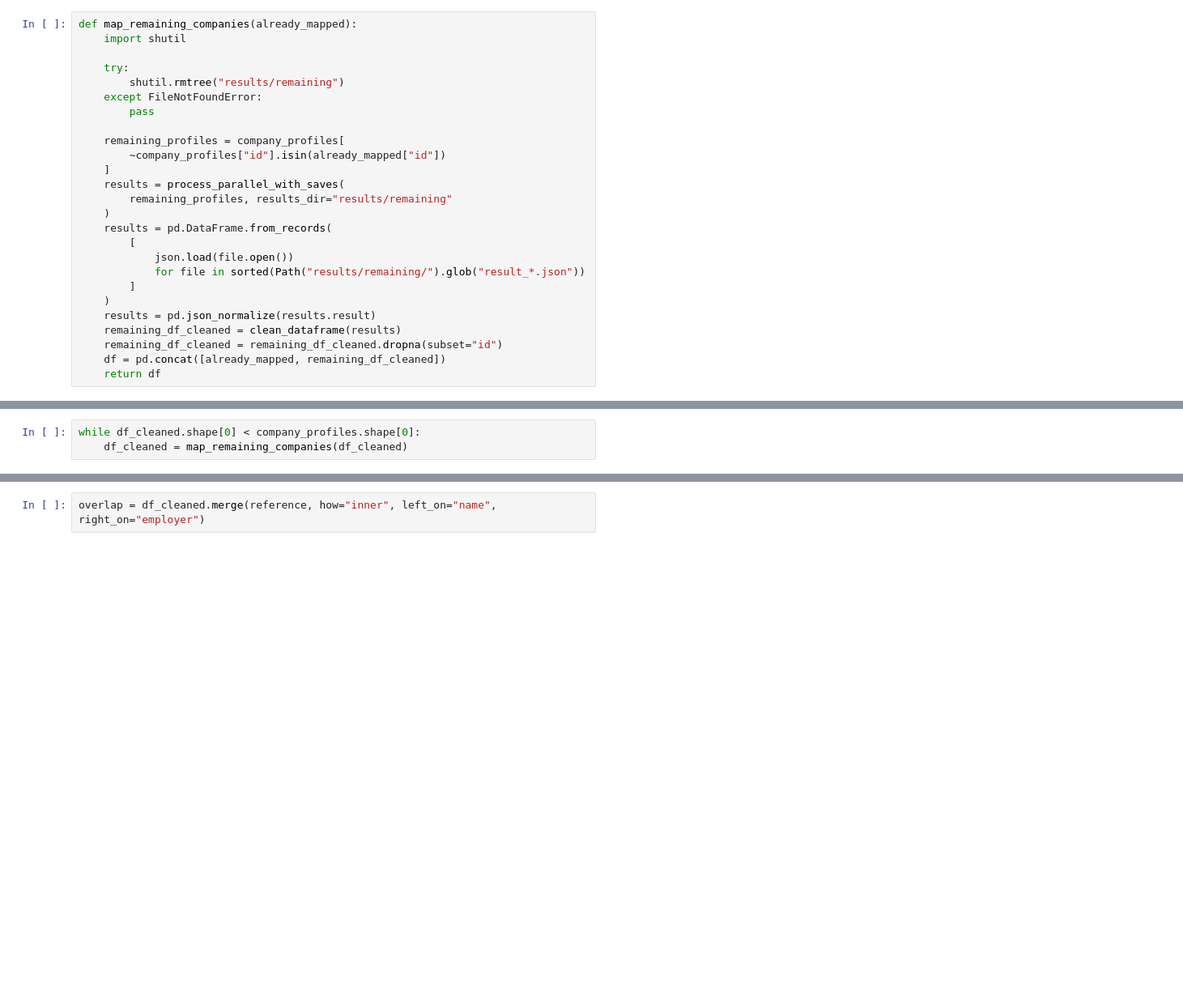
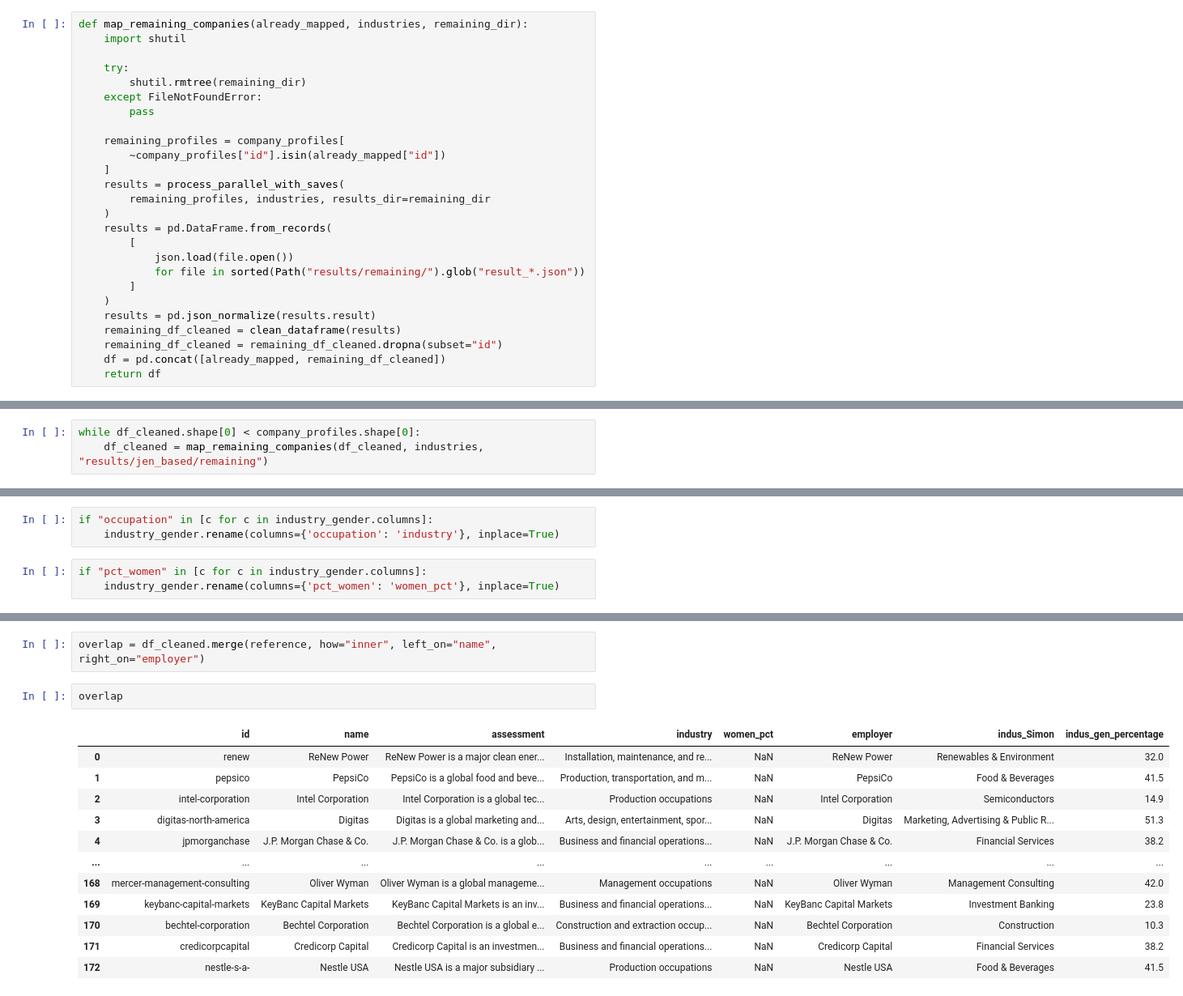
Before and after one commit to dartmouth/rc-gender-coded-work-history, a Jupyter notebook: notebooks/04a-gender_coding_companies.ipynb, the cells around one changed output, grey strips where cells are left out. Shown at 81% size. Saved outputs shown, nothing was run; the diff lists cells and outputs as text; blank space fills up the shorter version.

```diff
--- a/notebooks/04a-gender_coding_companies.ipynb
+++ b/notebooks/04a-gender_coding_companies.ipynb
@@ -198,11 +325,11 @@ df_cleaned = df_cleaned.dropna(subset="id")
 # %% [markdown]
 After cleaning, a few companies still need mapping. Re-run in a loop until all have been mapped.
 # %%
-def map_remaining_companies(already_mapped):
+def map_remaining_companies(already_mapped, industries, remaining_dir):
     import shutil
 
     try:
-        shutil.rmtree("results/remaining")
+        shutil.rmtree(remaining_dir)
     except FileNotFoundError:
         pass
 
@@ -210,7 +337,7 @@ def map_remaining_companies(already_mapped):
         ~company_profiles["id"].isin(already_mapped["id"])
     ]
     results = process_parallel_with_saves(
-        remaining_profiles, results_dir="results/remaining"
+        remaining_profiles, industries, results_dir=remaining_dir
     )
     results = pd.DataFrame.from_records(
         [
@@ -226,3 +371,3 @@ def map_remaining_companies(already_mapped):
 # %%
 while df_cleaned.shape[0] < company_profiles.shape[0]:
-    df_cleaned = map_remaining_companies(df_cleaned)
+    df_cleaned = map_remaining_companies(df_cleaned, industries, "results/jen_based/remaining")
@@ -229,4 +395,10 @@ while df_cleaned.shape[0] < company_profiles.shape[0]:
 # %%
 df_cleaned = df_cleaned[["id", "name", "assessment", "industry"]]
+# %%
+if "occupation" in [c for c in industry_gender.columns]:
+    industry_gender.rename(columns={'occupation': 'industry'}, inplace=True)
+# %%
+if "pct_women" in [c for c in industry_gender.columns]:
+    industry_gender.rename(columns={'pct_women': 'women_pct'}, inplace=True)
 # %%
 industry_gender = industry_gender.set_index("industry")["women_pct"].to_dict()
@@ -247,3 +455,18 @@ reference = (
 )
 # %%
 overlap = df_cleaned.merge(reference, how="inner", left_on="name", right_on="employer")
+# %%
+overlap
+# %% [output]
+|  | id | name | assessment | industry | women_pct | employer | indus_Simon | indus_gen_percentage |
+| 0 | renew | ReNew Power | ReNew Power is a major clean ener... | Installation, maintenance, and re... | NaN | ReNew Power | Renewables & Environment | 32.0 |
+| 1 | pepsico | PepsiCo | PepsiCo is a global food and beve... | Production, transportation, and m... | NaN | PepsiCo | Food & Beverages | 41.5 |
+| 2 | intel-corporation | Intel Corporation | Intel Corporation is a global tec... | Production occupations | NaN | Intel Corporation | Semiconductors | 14.9 |
+| 3 | digitas-north-america | Digitas | Digitas is a global marketing and... | Arts, design, entertainment, spor... | NaN | Digitas | Marketing, Advertising & Public R... | 51.3 |
+| 4 | jpmorganchase | J.P. Morgan Chase & Co. | J.P. Morgan Chase & Co. is a glob... | Business and financial operations... | NaN | J.P. Morgan Chase & Co. | Financial Services | 38.2 |
+| ... | ... | ... | ... | ... | ... | ... | ... | ... |
+| 168 | mercer-management-consulting | Oliver Wyman | Oliver Wyman is a global manageme... | Management occupations | NaN | Oliver Wyman | Management Consulting | 42.0 |
+| 169 | keybanc-capital-markets | KeyBanc Capital Markets | KeyBanc Capital Markets is an inv... | Business and financial operations... | NaN | KeyBanc Capital Markets | Investment Banking | 23.8 |
+| 170 | bechtel-corporation | Bechtel Corporation | Bechtel Corporation is a global e... | Construction and extraction occup... | NaN | Bechtel Corporation | Construction | 10.3 |
+| 171 | credicorpcapital | Credicorp Capital | Credicorp Capital is an investmen... | Business and financial operations... | NaN | Credicorp Capital | Financial Services | 38.2 |
+| 172 | nestle-s-a- | Nestle USA | Nestle USA is a major subsidiary ... | Production occupations | NaN | Nestle USA | Food & Beverages | 41.5 |
```
Also changed, not shown: parts of 22 cells of this notebook, 12 other files.
